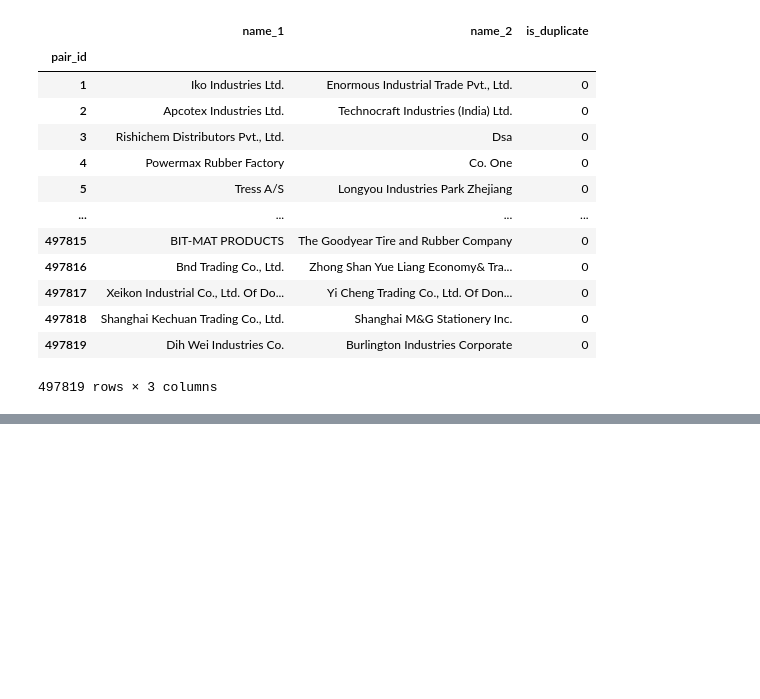
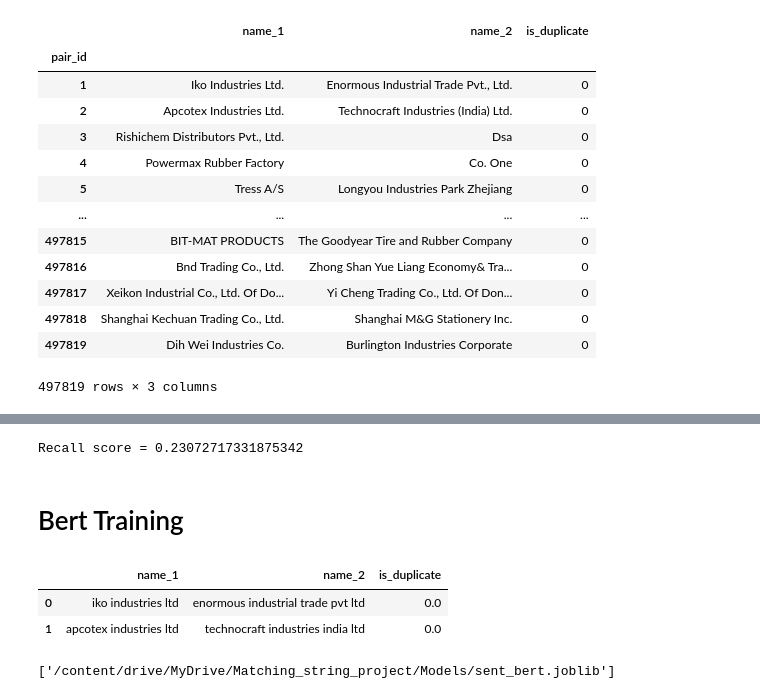
Before and after one commit to Eleven-Team-AI/Anti_duplicate, a Jupyter notebook: notebooks/EDA_&_clean_data.ipynb, the cells around one changed output, grey strips where cells are left out. Drawn from its saved outputs; the diff is of its cells as text; code cells hidden in the pictures; blank space fills up the shorter version.

Commit message:
add bert training notebook

```diff
--- a/notebooks/EDA_&_clean_data.ipynb
+++ b/notebooks/EDA_&_clean_data.ipynb
@@ -232,0 +311,20 @@ df.to_csv('/content/drive/MyDrive/Matching_string_project/Data/cleaned.csv', ind
+# %%
+print('Recall score =', recall_score(df['is_duplicate'], df['pred']))
+# %% [output]
+Recall score = 0.23072717331875342
+# %% [markdown]
+# Bert Training
+# %%
+df = pd.read_csv('/content/drive/MyDrive/Matching_string_project/Data/cleaned.csv')
+# %%
+df_train = df.copy()
+# %%
+df_train.is_duplicate = df_train.is_duplicate.astype('float32')
+df_train['name_1'] = df_train['name_1'].astype(str)
+df_train['name_2'] = df_train['name_2'].astype(str)
+# %%
+df_train[:2]
+# %% [output]
+|  | name_1 | name_2 | is_duplicate |
+| 0 | iko industries ltd | enormous industrial trade pvt ltd | 0.0 |
+| 1 | apcotex industries ltd | technocraft industries india ltd | 0.0 |
@@ -232,0 +354,4 @@ df.to_csv('/content/drive/MyDrive/Matching_string_project/Data/cleaned.csv', ind
+# %%
+joblib.dump(model, '/content/drive/MyDrive/Matching_string_project/Models/sent_bert.joblib')
+# %% [output]
+['/content/drive/MyDrive/Matching_string_project/Models/sent_bert.joblib']
```
Also changed, not shown: parts of 36 cells of this notebook.
